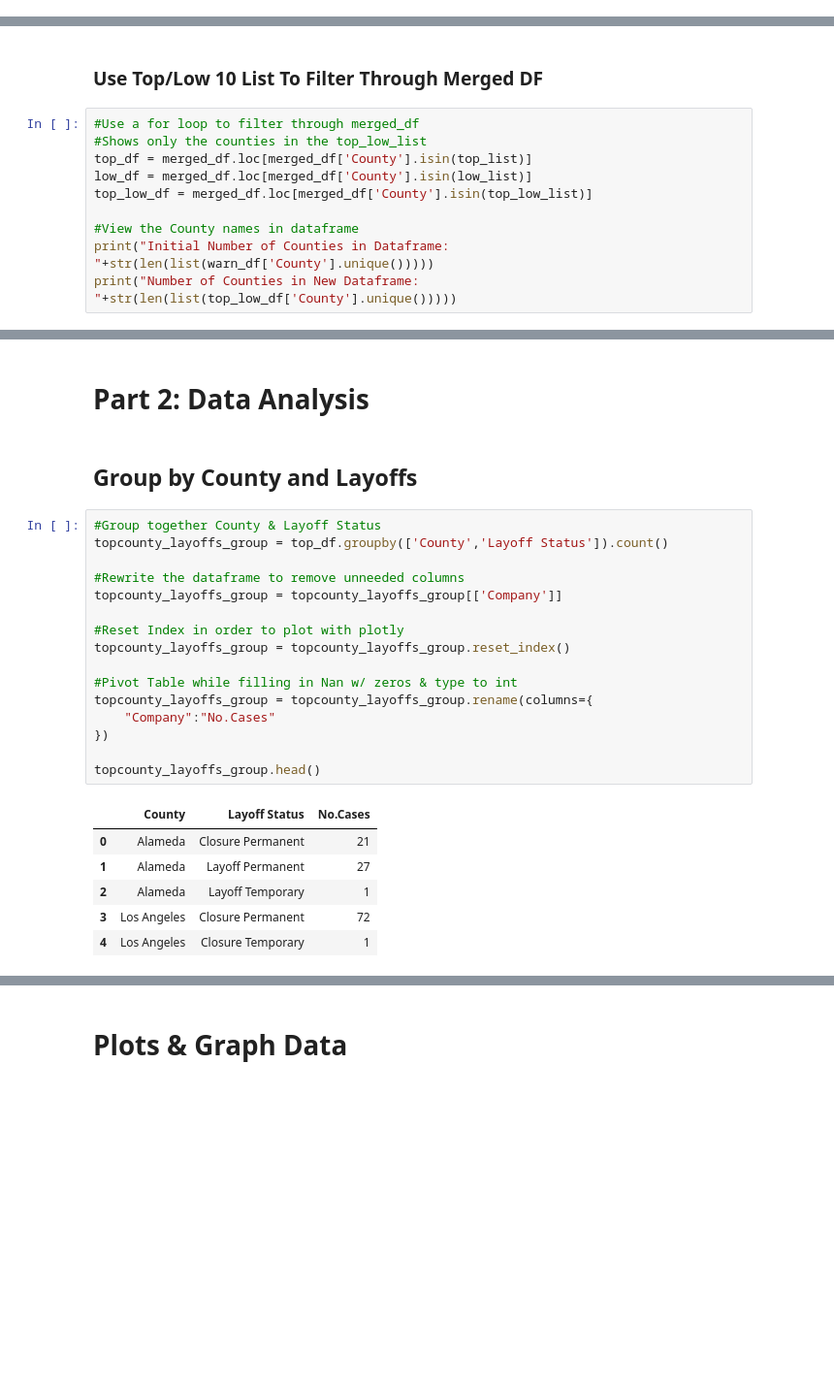
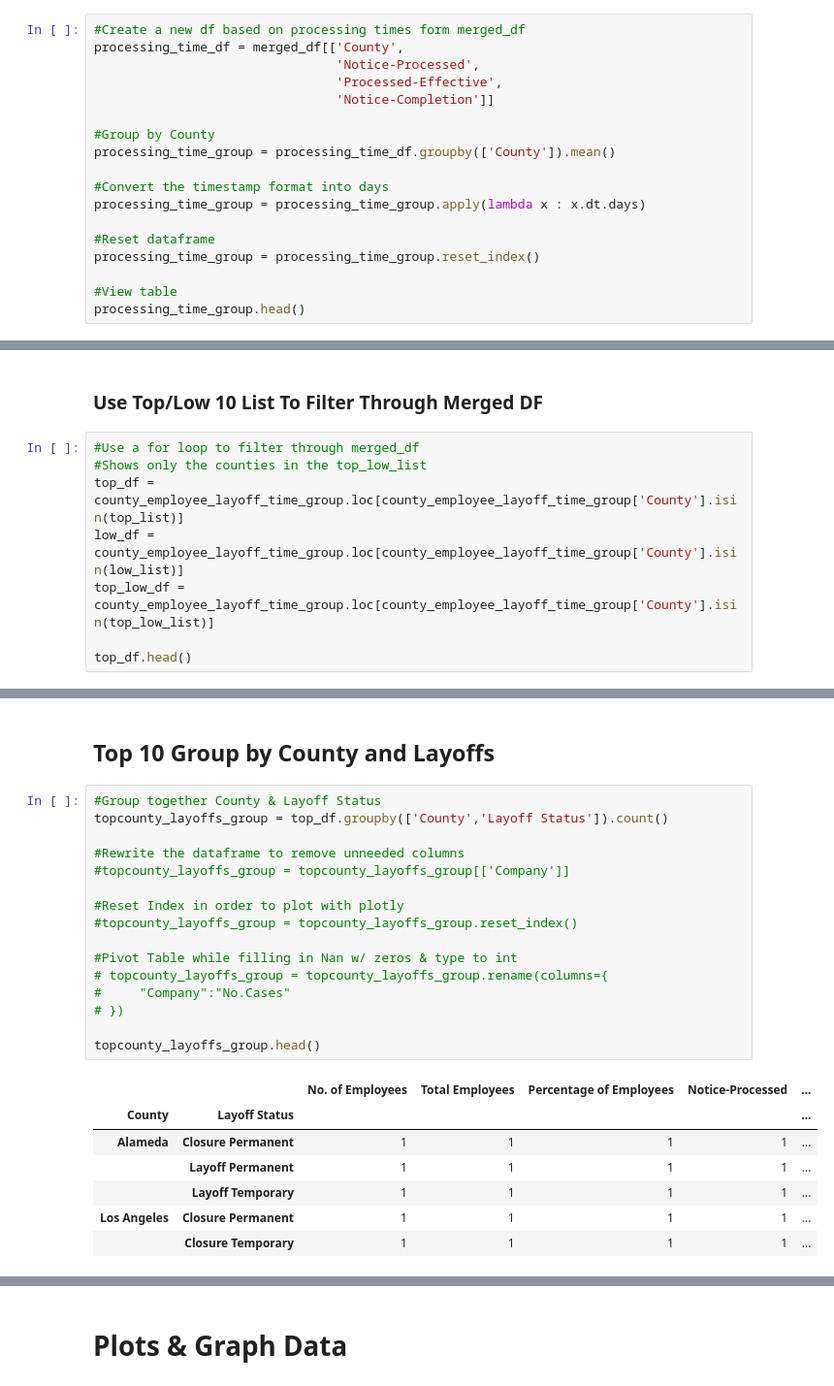
Before and after one commit to lleiva25/WARN-Notice-Analysis, a Jupyter notebook: Part 1 Clean Data copy.ipynb, the cells around one changed output, grey strips where cells are left out. Shown: that part at 97% size. Saved outputs shown, nothing was run; the diff lists cells and outputs as text; blank space fills up the shorter version.

```diff
--- a/Part 1 Clean Data copy.ipynb
+++ b/Part 1 Clean Data copy.ipynb
@@ -866,0 +871,18 @@ print(list(top_low_list))
+# %%
+#Create a new df based on processing times form merged_df
+processing_time_df = merged_df[['County',
+                                'Notice-Processed',
+                                'Processed-Effective',
+                                'Notice-Completion']]
+
+#Group by County
+processing_time_group = processing_time_df.groupby(['County']).mean()
+
+#Convert the timestamp format into days
+processing_time_group = processing_time_group.apply(lambda x : x.dt.days)
+
+#Reset dataframe
+processing_time_group = processing_time_group.reset_index()
+
+#View table
+processing_time_group.head()
@@ -869,11 +953,9 @@ print(list(top_low_list))
 # %%
 #Use a for loop to filter through merged_df
 #Shows only the counties in the top_low_list
-top_df = merged_df.loc[merged_df['County'].isin(top_list)]
-low_df = merged_df.loc[merged_df['County'].isin(low_list)]
-top_low_df = merged_df.loc[merged_df['County'].isin(top_low_list)]
+top_df = county_employee_layoff_time_group.loc[county_employee_layoff_time_group['County'].isin(top_list)]
+low_df = county_employee_layoff_time_group.loc[county_employee_layoff_time_group['County'].isin(low_list)]
+top_low_df = county_employee_layoff_time_group.loc[county_employee_layoff_time_group['County'].isin(top_low_list)]
 
-#View the County names in dataframe
-print("Initial Number of Counties in Dataframe: "+str(len(list(warn_df['County'].unique()))))
-print("Number of Counties in New Dataframe: "+str(len(list(top_low_df['County'].unique()))))
+top_df.head()
 # %% [output]
@@ -882,28 +968,27 @@ Number of Counties in New Dataframe: 20
-# %% [markdown]
-<h1>Part 2: Data Analysis</h1>
 # %% [markdown]
-<h2>Group by County and Layoffs</h2>
+<h2>Top 10 Group by County and Layoffs</h2>
 # %%
 #Group together County & Layoff Status
 topcounty_layoffs_group = top_df.groupby(['County','Layoff Status']).count()
 
 #Rewrite the dataframe to remove unneeded columns
-topcounty_layoffs_group = topcounty_layoffs_group[['Company']]
+#topcounty_layoffs_group = topcounty_layoffs_group[['Company']]
 
 #Reset Index in order to plot with plotly
-topcounty_layoffs_group = topcounty_layoffs_group.reset_index()
+#topcounty_layoffs_group = topcounty_layoffs_group.reset_index()
 
 #Pivot Table while filling in Nan w/ zeros & type to int
-topcounty_layoffs_group = topcounty_layoffs_group.rename(columns={
-    "Company":"No.Cases"
-})
+# topcounty_layoffs_group = topcounty_layoffs_group.rename(columns={
+#     "Company":"No.Cases"
+# })
 
 topcounty_layoffs_group.head()
 # %% [output]
-|  | County | Layoff Status | No.Cases |
-| 0 | Alameda | Closure Permanent | 21 |
-| 1 | Alameda | Layoff Permanent | 27 |
-| 2 | Alameda | Layoff Temporary | 1 |
-| 3 | Los Angeles | Closure Permanent | 72 |
-| 4 | Los Angeles | Closure Temporary | 1 |
+|  |  | No. of Employees | Total Employees | Percentage of Employees | Notice-Processed | ... |
+| County | Layoff Status |  |  |  |  | ... |
+| Alameda | Closure Permanent | 1 | 1 | 1 | 1 | ... |
+|  | Layoff Permanent | 1 | 1 | 1 | 1 | ... |
+|  | Layoff Temporary | 1 | 1 | 1 | 1 | ... |
+| Los Angeles | Closure Permanent | 1 | 1 | 1 | 1 | ... |
+|  | Closure Temporary | 1 | 1 | 1 | 1 | ... |
 # %% [markdown]
```
Also changed, not shown: parts of 33 cells of this notebook, 18 other files.
